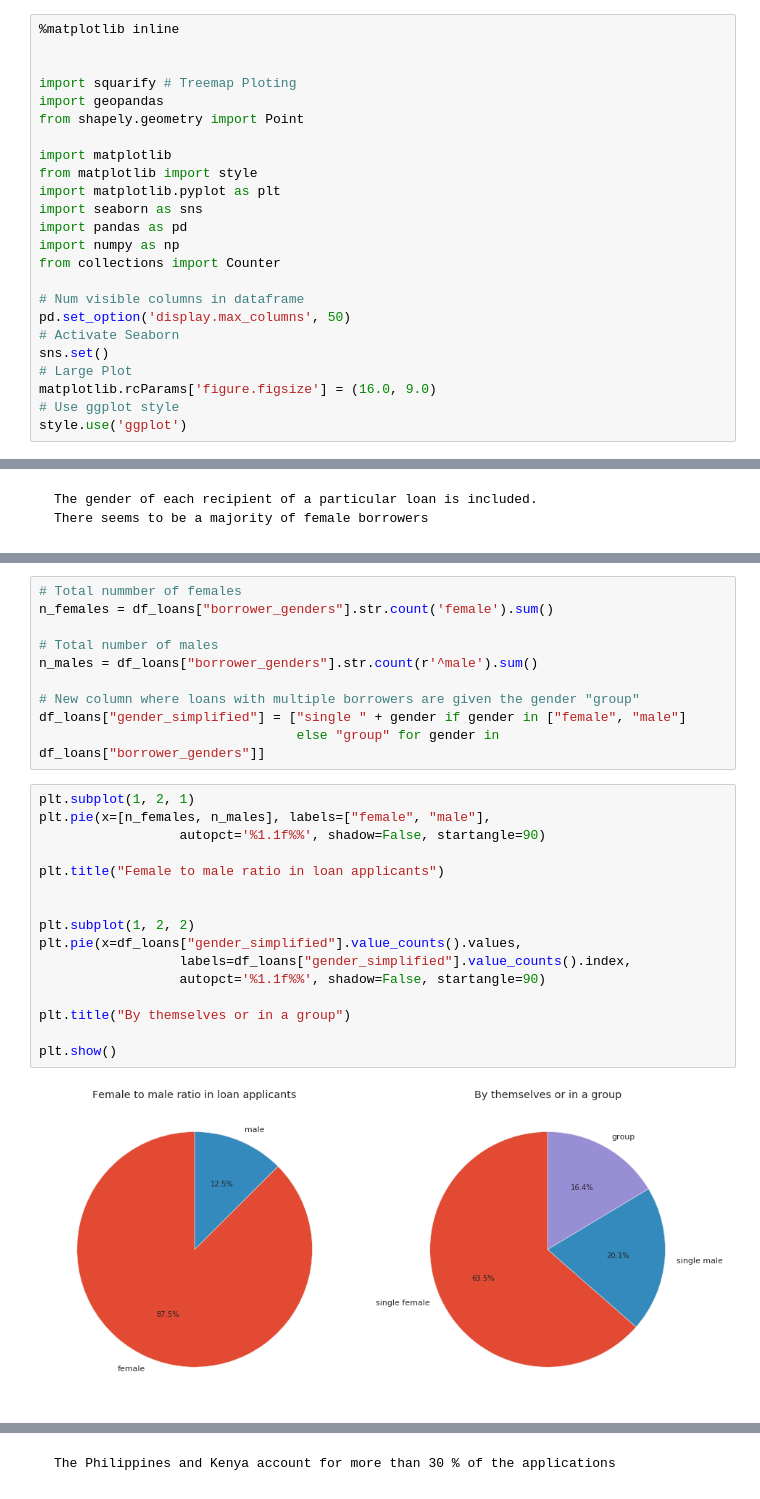
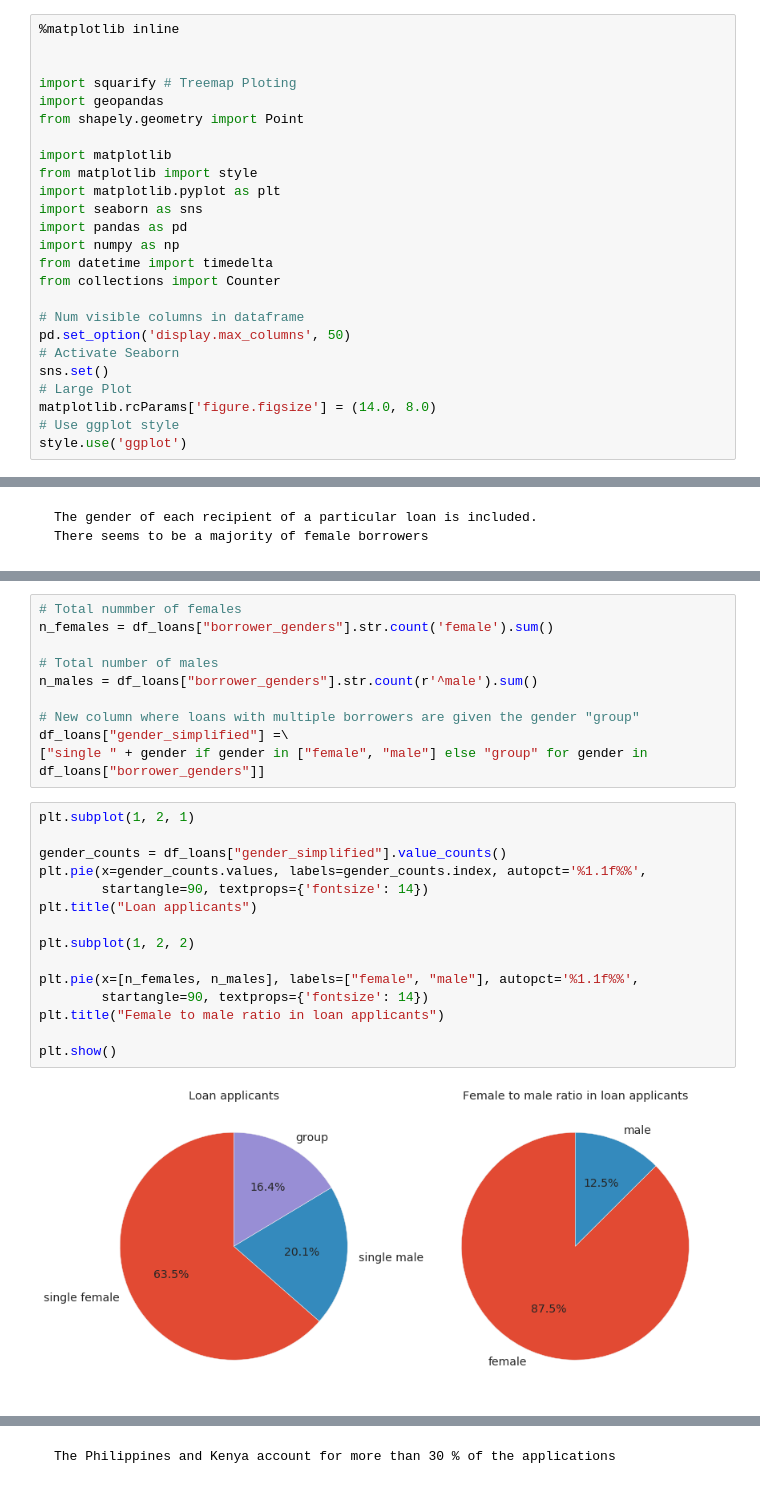
Before and after one commit to jarpol/Kiva, a Jupyter notebook: EDA.ipynb, the cells around one changed output, grey strips where cells are left out. Saved outputs shown, nothing was run; the diff lists cells and outputs as text.

```diff
--- a/EDA.ipynb
+++ b/EDA.ipynb
@@ -14,6 +30,7 @@ import matplotlib.pyplot as plt
 import seaborn as sns
 import pandas as pd
 import numpy as np
+from datetime import timedelta
 from collections import Counter
 
 # Num visible columns in dataframe
@@ -21,7 +38,7 @@ pd.set_option('display.max_columns', 50)
 # Activate Seaborn
 sns.set()
 # Large Plot
-matplotlib.rcParams['figure.figsize'] = (16.0, 9.0)
+matplotlib.rcParams['figure.figsize'] = (14.0, 8.0)
 # Use ggplot style
 style.use('ggplot')
 # %% [markdown]
@@ -105,23 +177,22 @@ n_females = df_loans["borrower_genders"].str.count('female').sum()
 n_males = df_loans["borrower_genders"].str.count(r'^male').sum()
 
 # New column where loans with multiple borrowers are given the gender "group"
-df_loans["gender_simplified"] = ["single " + gender if gender in ["female", "male"]
-                                 else "group" for gender in df_loans["borrower_genders"]]
+df_loans["gender_simplified"] =\
+["single " + gender if gender in ["female", "male"] else "group" for gender in df_loans["borrower_genders"]]
 # %%
 plt.subplot(1, 2, 1)
-plt.pie(x=[n_females, n_males], labels=["female", "male"],
-                  autopct='%1.1f%%', shadow=False, startangle=90)
 
+gender_counts = df_loans["gender_simplified"].value_counts()
+plt.pie(x=gender_counts.values, labels=gender_counts.index, autopct='%1.1f%%',
+        startangle=90, textprops={'fontsize': 14})
+plt.title("Loan applicants")
+
+plt.subplot(1, 2, 2)
+
+plt.pie(x=[n_females, n_males], labels=["female", "male"], autopct='%1.1f%%',
+        startangle=90, textprops={'fontsize': 14})
 plt.title("Female to male ratio in loan applicants")
 
-
-plt.subplot(1, 2, 2)
-plt.pie(x=df_loans["gender_simplified"].value_counts().values,
-                  labels=df_loans["gender_simplified"].value_counts().index,
-                  autopct='%1.1f%%', shadow=False, startangle=90)
-
-plt.title("By themselves or in a group")
-
 plt.show()
 # %% [output]
-[figure, old version]
+[figure, new version]
```
Also changed, not shown: parts of 65 cells of this notebook.
